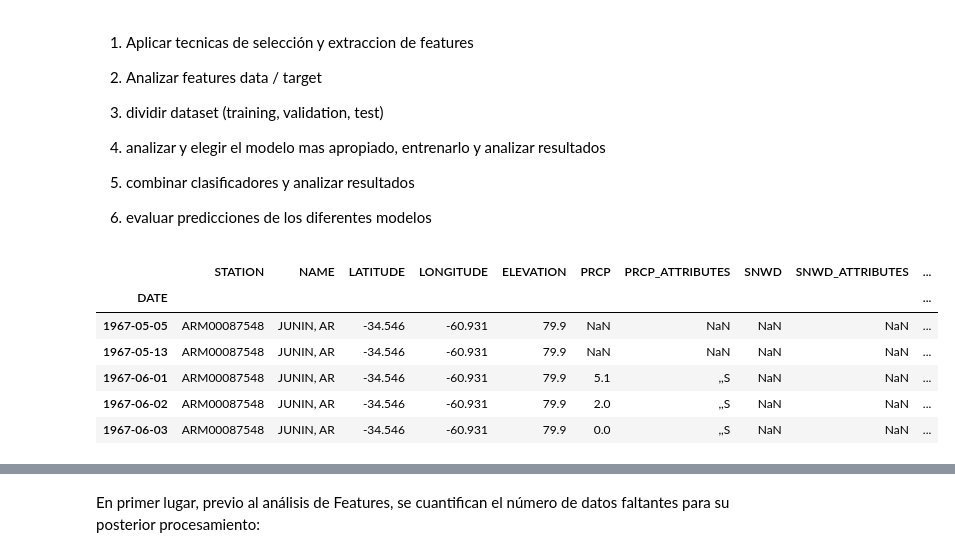
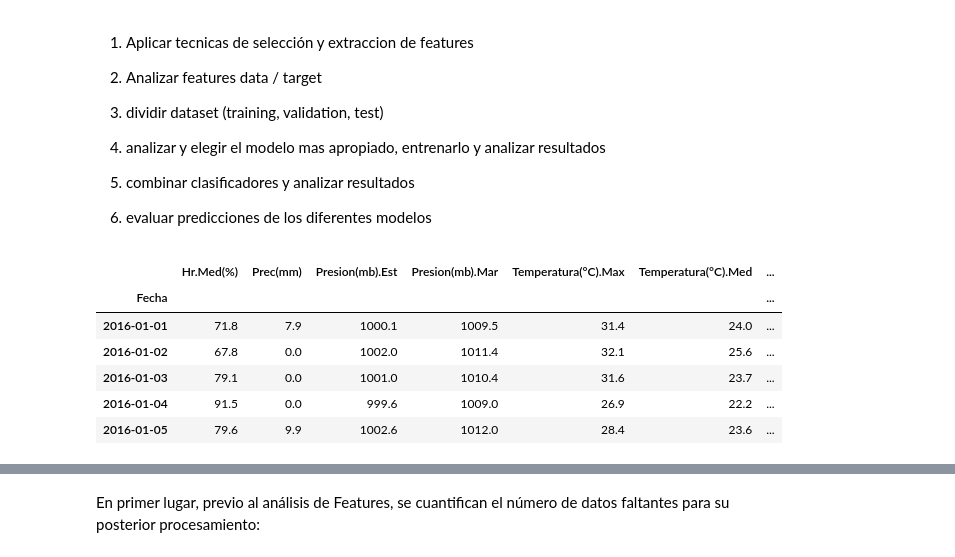
Before and after one commit to jmvd07/cuandoLlueve, a Jupyter notebook: Introducción al aprendizaje supervisado/Cuando Llueve.ipynb, the cells around one changed output, grey strips where cells are left out. Drawn from its saved outputs; the diff is of its cells as text; code cells hidden in the pictures.

```diff
--- a/Introducción al aprendizaje supervisado/Cuando Llueve.ipynb
+++ b/Introducción al aprendizaje supervisado/Cuando Llueve.ipynb
@@ -149,16 +311,16 @@ sns.heatmap(corr_t, mask=np.zeros_like(corr_t, dtype=np.bool), cmap=sns.divergin
 
 6) evaluar predicciones de los diferentes modelos
 # %%
-rain_junin = pd.read_csv("rain_junin.csv", parse_dates = ["DATE"], index_col=[5])
+rain_junin = pd.read_csv("rain_junin_usar.csv", parse_dates = ["Fecha"], index_col=[0])
 rain_junin.head()
 # %% [output]
-|  | STATION | NAME | LATITUDE | LONGITUDE | ELEVATION | PRCP | PRCP_ATTRIBUTES | SNWD | SNWD_ATTRIBUTES | ... |
-| DATE |  |  |  |  |  |  |  |  |  | ... |
-| 1967-05-05 | ARM00087548 | JUNIN, AR | -34.546 | -60.931 | 79.9 | NaN | NaN | NaN | NaN | ... |
-| 1967-05-13 | ARM00087548 | JUNIN, AR | -34.546 | -60.931 | 79.9 | NaN | NaN | NaN | NaN | ... |
-| 1967-06-01 | ARM00087548 | JUNIN, AR | -34.546 | -60.931 | 79.9 | 5.1 | ,,S | NaN | NaN | ... |
-| 1967-06-02 | ARM00087548 | JUNIN, AR | -34.546 | -60.931 | 79.9 | 2.0 | ,,S | NaN | NaN | ... |
-| 1967-06-03 | ARM00087548 | JUNIN, AR | -34.546 | -60.931 | 79.9 | 0.0 | ,,S | NaN | NaN | ... |
+|  | Hr.Med(%) | Prec(mm) | Presion(mb).Est | Presion(mb).Mar | Temperatura(°C).Max | Temperatura(°C).Med | ... |
+| Fecha |  |  |  |  |  |  | ... |
+| 2016-01-01 | 71.8 | 7.9 | 1000.1 | 1009.5 | 31.4 | 24.0 | ... |
+| 2016-01-02 | 67.8 | 0.0 | 1002.0 | 1011.4 | 32.1 | 25.6 | ... |
+| 2016-01-03 | 79.1 | 0.0 | 1001.0 | 1010.4 | 31.6 | 23.7 | ... |
+| 2016-01-04 | 91.5 | 0.0 | 999.6 | 1009.0 | 26.9 | 22.2 | ... |
+| 2016-01-05 | 79.6 | 9.9 | 1002.6 | 1012.0 | 28.4 | 23.6 | ... |
 # %%
 rain_junin.describe(include='all')
 # %% [output]
```
Also changed, not shown: parts of 27 cells of this notebook.
